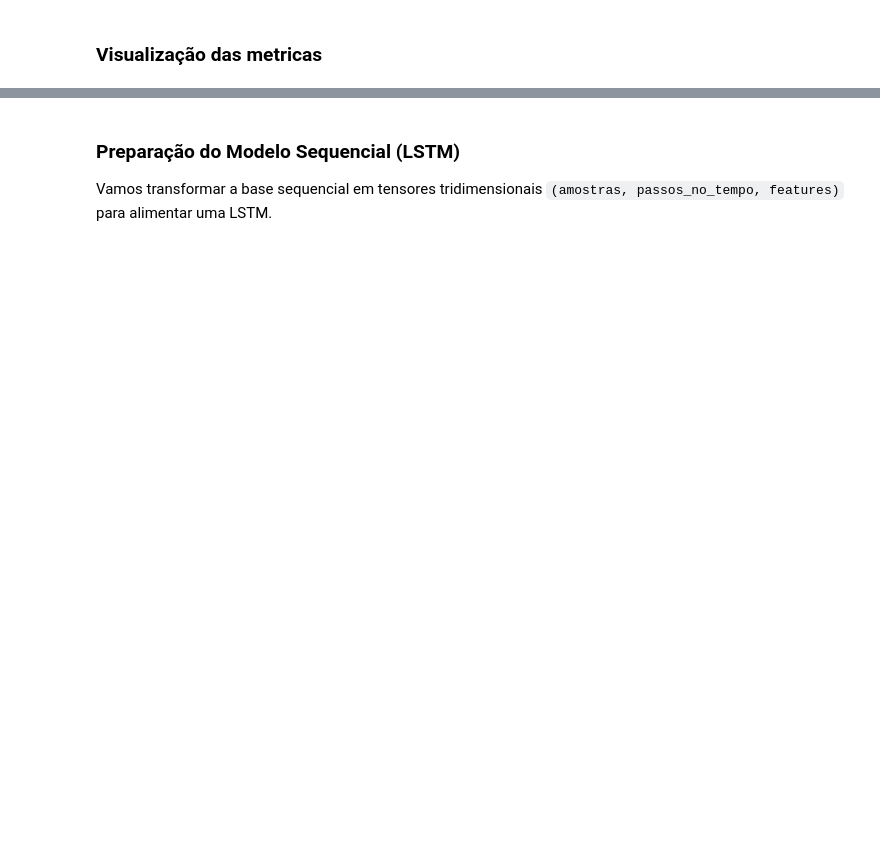
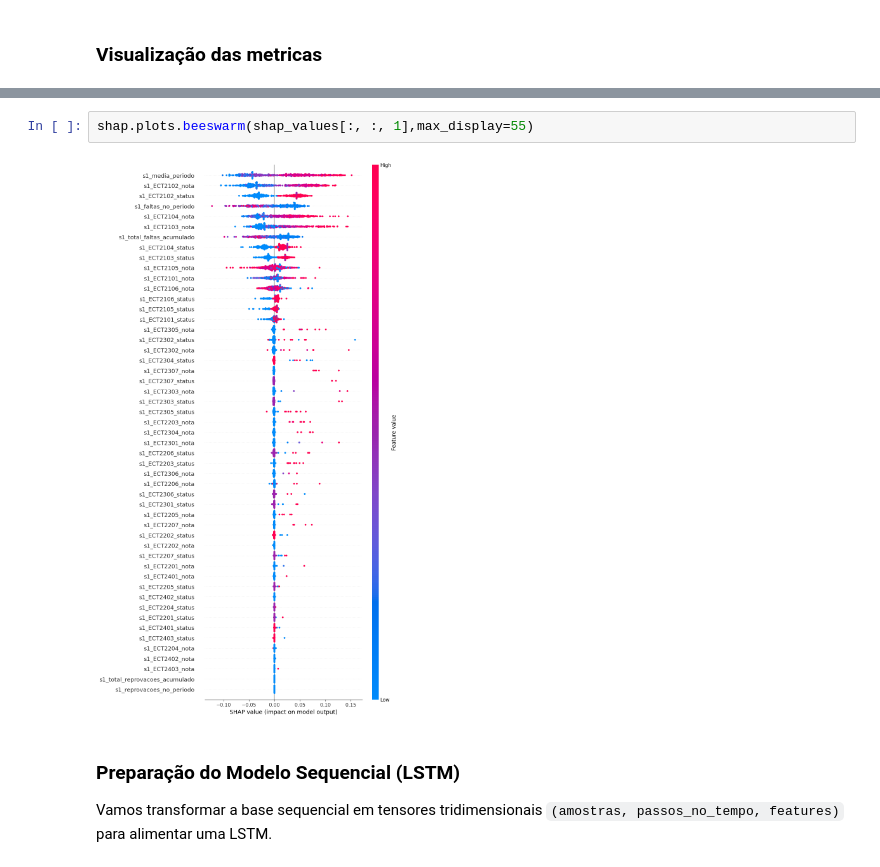
Before and after one commit to celeron550/Dataset-Alunos-ECT, a Jupyter notebook: notebooks/exemplo_treinamento.ipynb, the cells around one changed output, grey strips where cells are left out. Saved outputs shown, nothing was run; the diff lists cells and outputs as text; blank space fills up the shorter version.

```diff
--- a/notebooks/exemplo_treinamento.ipynb
+++ b/notebooks/exemplo_treinamento.ipynb
@@ -148,3 +154,7 @@ plt.show()
+# %%
+shap.plots.beeswarm(shap_values[:, :, 1],max_display=55)
+# %% [output]
+[figure, added]
 # %% [markdown]
 ### Preparação do Modelo Sequencial (LSTM)
 Vamos transformar a base sequencial em tensores tridimensionais `(amostras, passos_no_tempo, features)` para alimentar uma LSTM.
```
Also changed, not shown: parts of 12 cells of this notebook.
